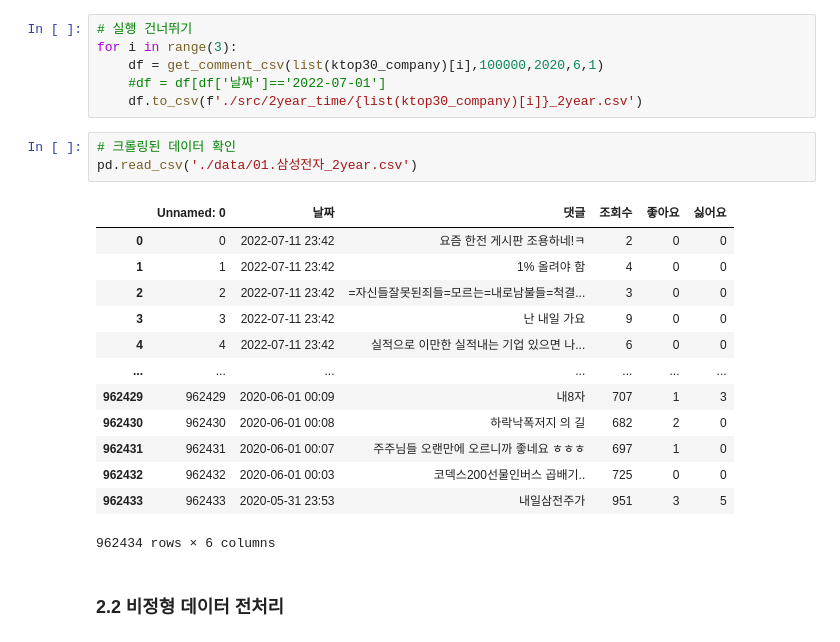
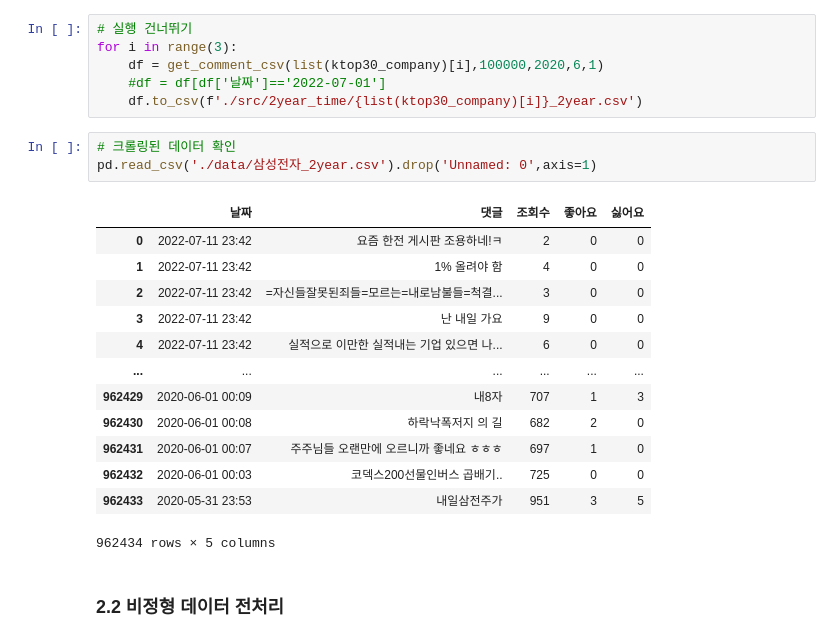
Before and after one commit to NewYorkKim/KRX_2022, a Jupyter notebook: master/제1회 KRX 금융 빅데이터 활용 아이디어 경진대회.ipynb, the cells around one changed output. Saved outputs shown, nothing was run; the diff lists cells and outputs as text.

```diff
--- a/master/제1회 KRX 금융 빅데이터 활용 아이디어 경진대회.ipynb
+++ b/master/제1회 KRX 금융 빅데이터 활용 아이디어 경진대회.ipynb
@@ -381,21 +398,21 @@ for i in range(3):
     df.to_csv(f'./src/2year_time/{list(ktop30_company)[i]}_2year.csv')
 # %%
 # 크롤링된 데이터 확인
-pd.read_csv('./data/01.삼성전자_2year.csv')
+pd.read_csv('./data/삼성전자_2year.csv').drop('Unnamed: 0',axis=1)
 # %% [output]
-|  | Unnamed: 0 | 날짜 | 댓글 | 조회수 | 좋아요 | 싫어요 |
-| 0 | 0 | 2022-07-11 23:42 | 요즘 한전 게시판 조용하네!ㅋ | 2 | 0 | 0 |
-| 1 | 1 | 2022-07-11 23:42 | 1% 올려야 함 | 4 | 0 | 0 |
-| 2 | 2 | 2022-07-11 23:42 | =자신들잘못된죄들=모르는=내로남불들=척결... | 3 | 0 | 0 |
-| 3 | 3 | 2022-07-11 23:42 | 난 내일 가요 | 9 | 0 | 0 |
-| 4 | 4 | 2022-07-11 23:42 | 실적으로 이만한 실적내는 기업 있으면 나... | 6 | 0 | 0 |
-| ... | ... | ... | ... | ... | ... | ... |
-| 962429 | 962429 | 2020-06-01 00:09 | 내8자 | 707 | 1 | 3 |
-| 962430 | 962430 | 2020-06-01 00:08 | 하락낙폭저지 의 길 | 682 | 2 | 0 |
-| 962431 | 962431 | 2020-06-01 00:07 | 주주님들 오랜만에 오르니까 좋네요 ㅎㅎㅎ | 697 | 1 | 0 |
-| 962432 | 962432 | 2020-06-01 00:03 | 코덱스200선물인버스 곱배기.. | 725 | 0 | 0 |
-| 962433 | 962433 | 2020-05-31 23:53 | 내일삼전주가 | 951 | 3 | 5 |
+|  | 날짜 | 댓글 | 조회수 | 좋아요 | 싫어요 |
+| 0 | 2022-07-11 23:42 | 요즘 한전 게시판 조용하네!ㅋ | 2 | 0 | 0 |
+| 1 | 2022-07-11 23:42 | 1% 올려야 함 | 4 | 0 | 0 |
+| 2 | 2022-07-11 23:42 | =자신들잘못된죄들=모르는=내로남불들=척결... | 3 | 0 | 0 |
+| 3 | 2022-07-11 23:42 | 난 내일 가요 | 9 | 0 | 0 |
+| 4 | 2022-07-11 23:42 | 실적으로 이만한 실적내는 기업 있으면 나... | 6 | 0 | 0 |
+| ... | ... | ... | ... | ... | ... |
+| 962429 | 2020-06-01 00:09 | 내8자 | 707 | 1 | 3 |
+| 962430 | 2020-06-01 00:08 | 하락낙폭저지 의 길 | 682 | 2 | 0 |
+| 962431 | 2020-06-01 00:07 | 주주님들 오랜만에 오르니까 좋네요 ㅎㅎㅎ | 697 | 1 | 0 |
+| 962432 | 2020-06-01 00:03 | 코덱스200선물인버스 곱배기.. | 725 | 0 | 0 |
+| 962433 | 2020-05-31 23:53 | 내일삼전주가 | 951 | 3 | 5 |
-962434 rows × 6 columns
+962434 rows × 5 columns
 # %% [markdown]
 ### 2.2 비정형 데이터 전처리
 # %% [markdown]
```
Also changed, not shown: parts of 9 cells of this notebook, 3 other files.
